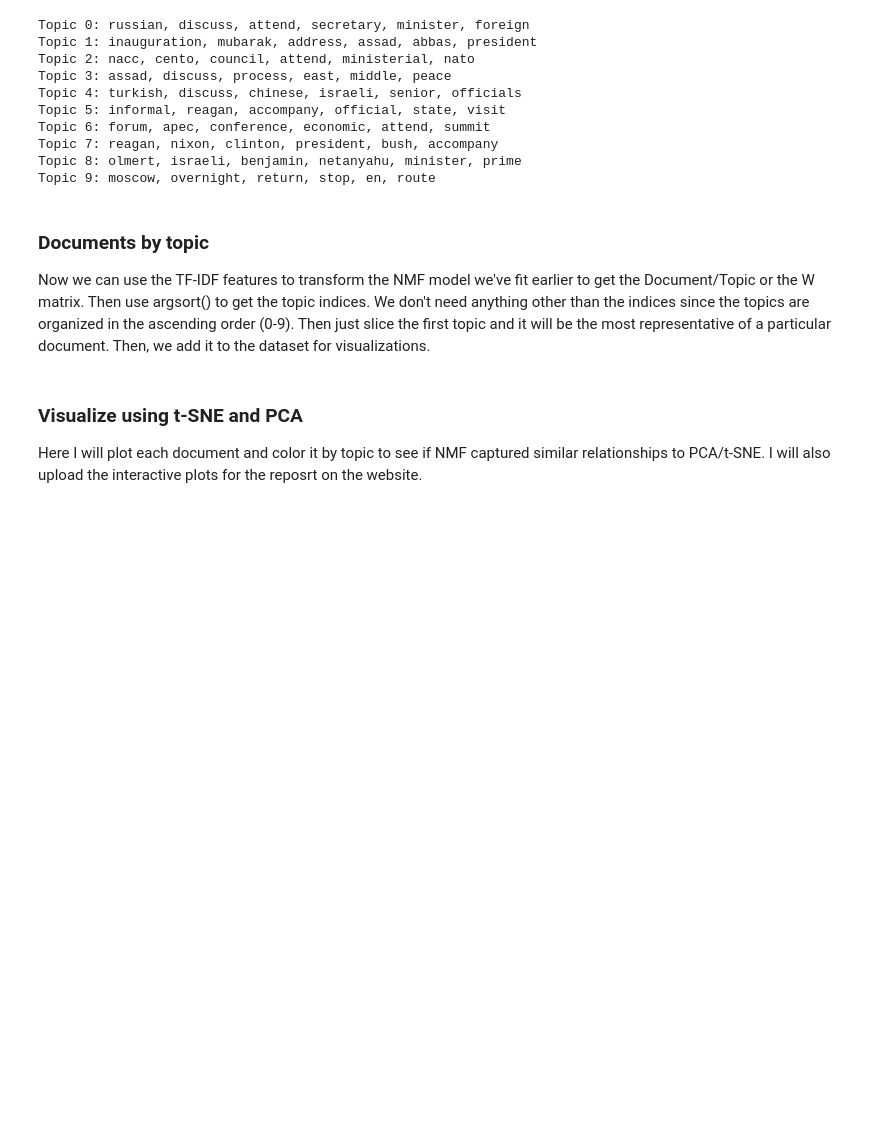
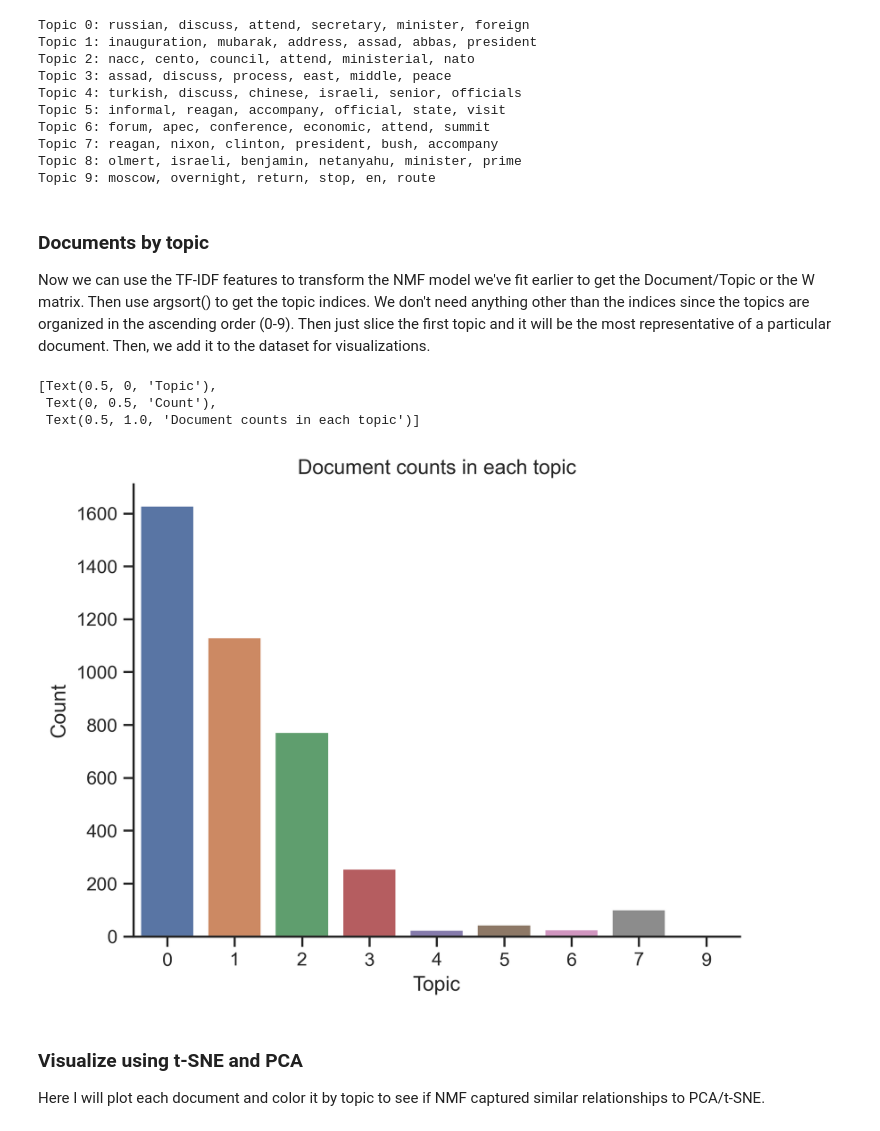
Before and after one commit to evdkv/pres-travel-analysis, a Jupyter notebook: notebooks/visualize_clusters.ipynb, the cells around one changed output. Saved outputs shown, nothing was run; the diff lists cells and outputs as text; code cells hidden in the pictures; blank space fills up the shorter version.

```diff
--- a/notebooks/visualize_clusters.ipynb
+++ b/notebooks/visualize_clusters.ipynb
@@ -6,6 +6,7 @@ This notebook is used to produce visualizations and exploration for the NMF topi
 # Import the packages
 import joblib
 import pandas as pd
+import seaborn as sns
 import plotly.express as px
 
 # Get the models and the dataset
@@ -18,3 +19,6 @@ df = pd.read_csv('../data/travel_processed.csv')
 
 # Get the corpus that contains all terms in the dataset
 corpus = vectorizer.get_feature_names_out()
+
+# Set a plot theme for seaborn
+sns.set_theme(style='ticks', rc={"axes.spines.right": False, "axes.spines.top": False, "figure.dpi":300, 'savefig.dpi':300}, font='Arial')
@@ -53,10 +49,18 @@ Now we can use the TF-IDF features to transform the NMF model we've fit earlier
 # Transform and add the topics to the dataset
 W = nmf.transform(features)
 df['topic'] = [x[0] for x in W.argsort()]
+# %%
+df_topic_counts = df.topic.value_counts()
+sns.barplot(x=df_topic_counts.index, y=df_topic_counts.values).set(xlabel='Topic', ylabel='Count', title='Document counts in each topic')
+# %% [output]
+[Text(0.5, 0, 'Topic'),
+ Text(0, 0.5, 'Count'),
+ Text(0.5, 1.0, 'Document counts in each topic')]
+[figure, added]
 # %% [markdown]
 ### Visualize using t-SNE and PCA
 
-Here I will plot each document and color it by topic to see if NMF captured similar relationships to PCA/t-SNE. I will also upload the interactive plots for the reposrt on the website.
+Here I will plot each document and color it by topic to see if NMF captured similar relationships to PCA/t-SNE.
 # %%
 
 df['v1'] = tsne[:,0]
```
Also changed, not shown: parts of 2 cells of this notebook, 5 other files.
